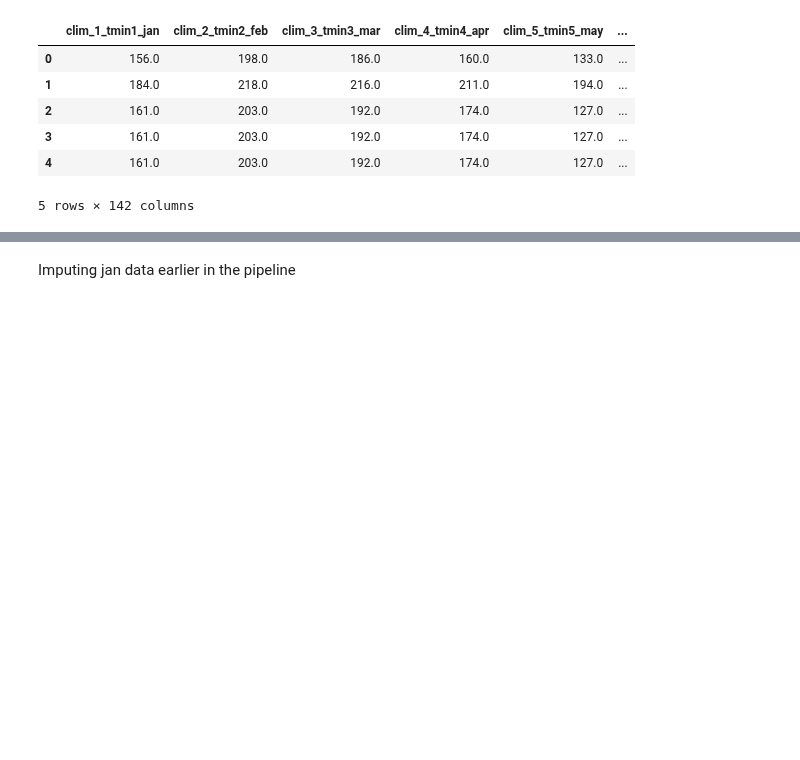
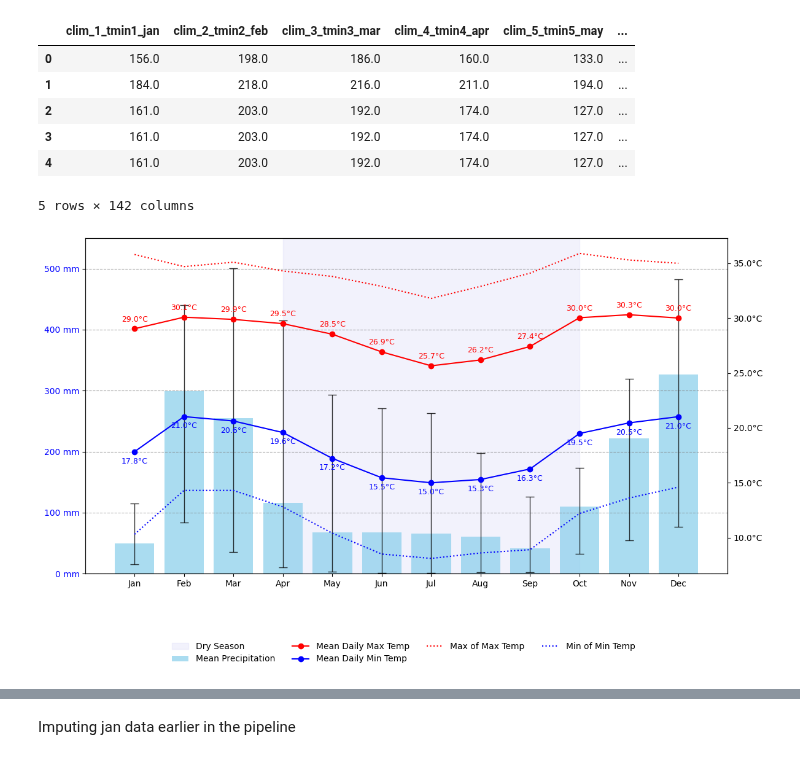
Before and after one commit to tahiri-lab/py_madaclim, a Jupyter notebook: workdir/analysis/bin/graphs/monthly_distribution.ipynb, the cells around one changed output, grey strips where cells are left out. Saved outputs shown, nothing was run; the diff lists cells and outputs as text; code cells hidden in the pictures; blank space fills up the shorter version.

```diff
--- a/workdir/analysis/bin/graphs/monthly_distribution.ipynb
+++ b/workdir/analysis/bin/graphs/monthly_distribution.ipynb
@@ -225,6 +212,10 @@ df['clim_25_prec1_jan'] = (df['clim_26_prec2_feb'] + df['clim_36_prec12_dec']) /
 df.head()
 
 df.to_csv(r"..\..\data\cleaned_data_w_class_new_jan.csv")
+# %%
+plot_climate_statistics(df_extracted)
+# %% [output]
+[figure, added]
 # %%
 df_extracted = df.iloc[:, :36]  # Select the first 36 columns
 
```
Also changed, not shown: parts of 19 cells of this notebook, 2 other files.
